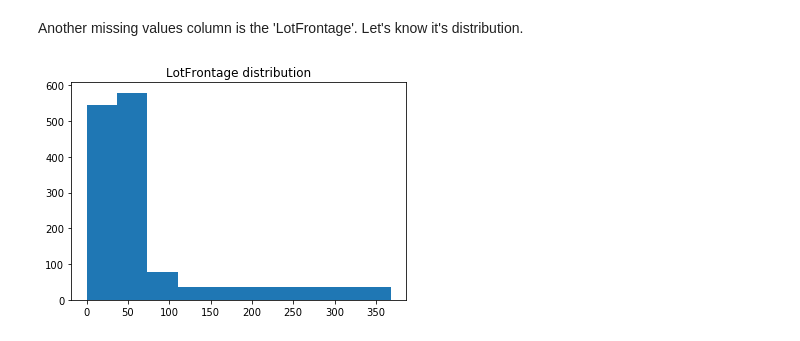
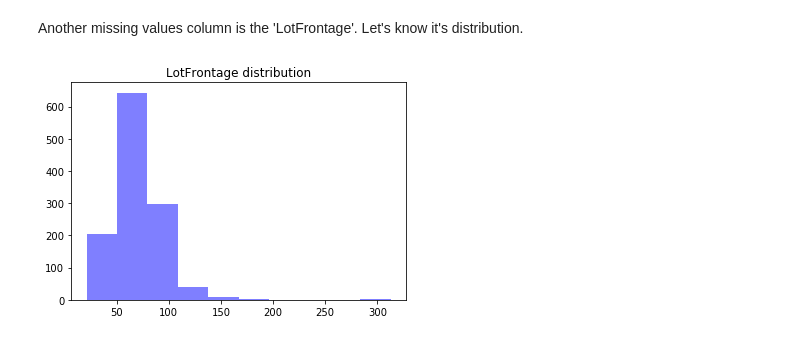
Before and after one commit to vgupta98/house_price_dataset, a Jupyter notebook: house_price_dataset.ipynb, the cells around one changed output. Cells and saved outputs as stored; diff of their text form; code cells hidden in the pictures.

```diff
--- a/house_price_dataset.ipynb
+++ b/house_price_dataset.ipynb
@@ -167,6 +167,6 @@ train_data[categorical_variables]=train_data[categorical_variables].fillna('None
 from collections import defaultdict
 d = defaultdict(LabelEncoder)
 # %%
-# this is the encoded dataset
-encoded_train_data = train_data.apply(lambda x: d[x.name].fit_transform(x))
+#train_data is encoded.
+train_data[categorical_variables] = train_data[categorical_variables].apply(lambda x: d[x.name].fit_transform(x))
 # %%
@@ -185,11 +185,11 @@ encoded_train_data.head()
 There are only three variables with missing values.
 # %%
 # filling the 'MasVnrArea' column's missing value with zeros
-encoded_train_data['MasVnrArea']=encoded_train_data['MasVnrArea'].fillna(0)
+train_data['MasVnrArea']=train_data['MasVnrArea'].fillna(0)
 # %% [markdown]
 Another missing values column is the 'LotFrontage'. Let's know it's distribution.
 # %%
-plt.hist(encoded_train_data['LotFrontage']);
+plt.hist(train_data['LotFrontage'].dropna(), alpha=0.5, color='blue');
 plt.title('LotFrontage distribution');
 # %% [output]
-[figure, old version]
+[figure, new version]
```
Also changed, not shown: parts of 8 cells of this notebook.
